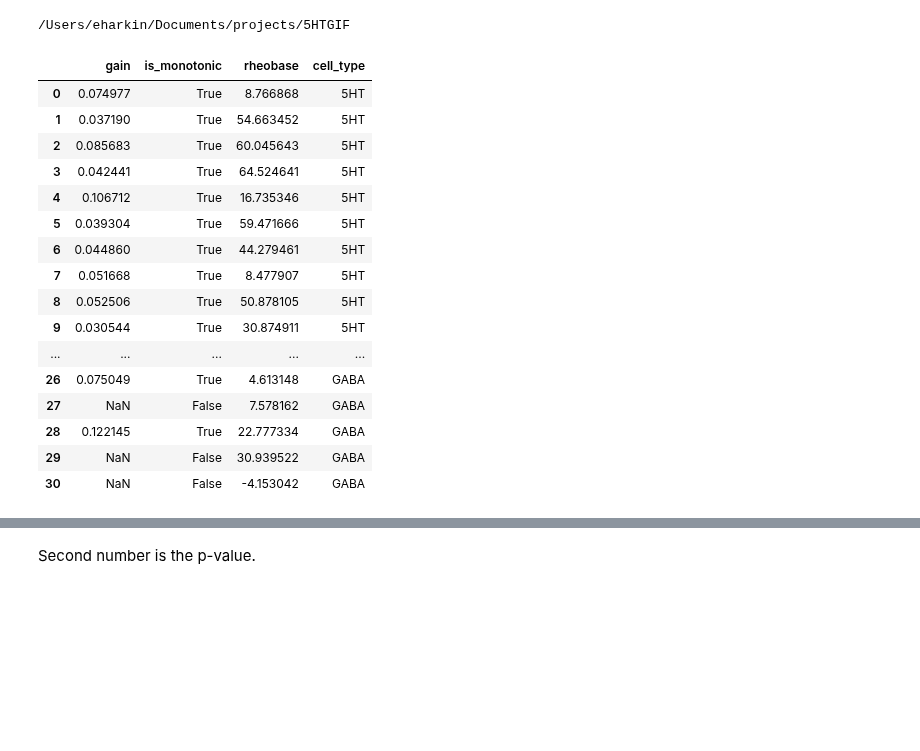
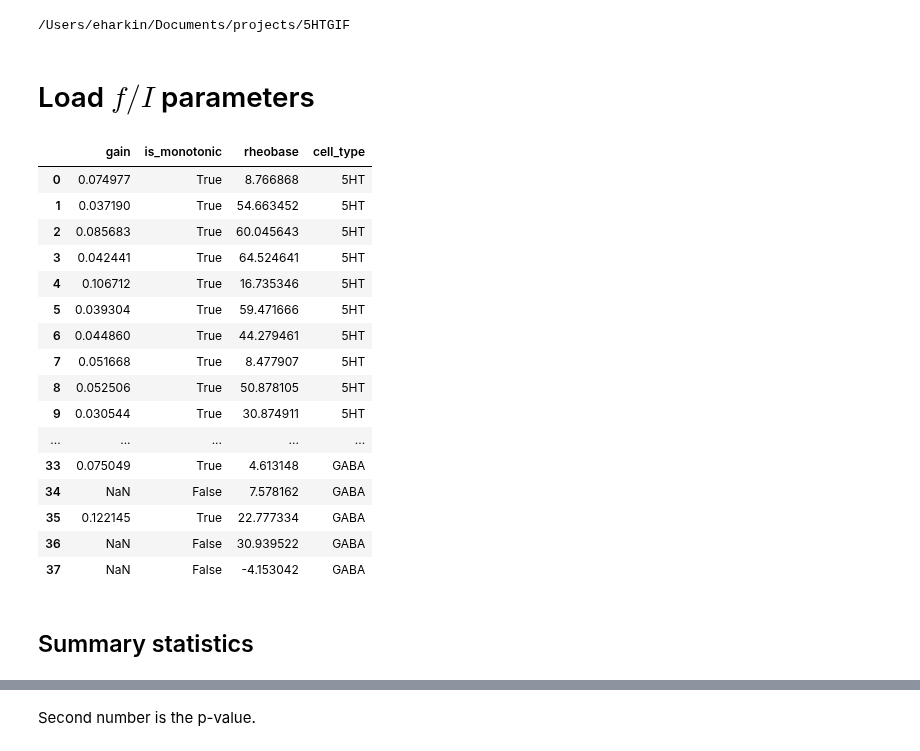
Before and after one commit to nauralcodinglab/raphegif, a Jupyter notebook: figs/scripts/writeup/fI_parameter_comparison.ipynb, the cells around one changed output, grey strips where cells are left out. Saved outputs shown, nothing was run; the diff lists cells and outputs as text; code cells hidden in the pictures; blank space fills up the shorter version.

```diff
--- a/figs/scripts/writeup/fI_parameter_comparison.ipynb
+++ b/figs/scripts/writeup/fI_parameter_comparison.ipynb
@@ -18,37 +21,41 @@ IMG_PATH = os.path.join('figs', 'ims', 'writeup', 'fig1')
 NOTEBOOK_PATH = os.path.join('figs', 'scripts', 'writeup')
 
 plt.style.use(os.path.join(NOTEBOOK_PATH, 'publication_figure_style.dms'))
+# %% [markdown]
+# Load $f/I$ parameters
 # %%
 data = {
     celltype: pd.read_csv(os.path.join('data', 'processed', celltype, 'current_steps_gain.csv'))
-    for celltype in ['5HT', 'GABA']
+    for celltype in ['5HT', 'GABA', 'mPFC']
 }
 for celltype in data:
     data[celltype]['cell_type'] = celltype
 param_df = pd.concat([data[celltype] for celltype in data], axis=0)
 param_df.reset_index(drop=True, inplace=True)
 
 param_df
 # %% [output]
 |  | gain | is_monotonic | rheobase | cell_type |
 | 0 | 0.074977 | True | 8.766868 | 5HT |
 | 1 | 0.037190 | True | 54.663452 | 5HT |
 | 2 | 0.085683 | True | 60.045643 | 5HT |
 | 3 | 0.042441 | True | 64.524641 | 5HT |
 | 4 | 0.106712 | True | 16.735346 | 5HT |
 | 5 | 0.039304 | True | 59.471666 | 5HT |
 | 6 | 0.044860 | True | 44.279461 | 5HT |
 | 7 | 0.051668 | True | 8.477907 | 5HT |
 | 8 | 0.052506 | True | 50.878105 | 5HT |
 | 9 | 0.030544 | True | 30.874911 | 5HT |
 | ... | ... | ... | ... | ... |
-| 26 | 0.075049 | True | 4.613148 | GABA |
-| 27 | NaN | False | 7.578162 | GABA |
-| 28 | 0.122145 | True | 22.777334 | GABA |
-| 29 | NaN | False | 30.939522 | GABA |
-| 30 | NaN | False | -4.153042 | GABA |
+| 33 | 0.075049 | True | 4.613148 | GABA |
+| 34 | NaN | False | 7.578162 | GABA |
+| 35 | 0.122145 | True | 22.777334 | GABA |
+| 36 | NaN | False | 30.939522 | GABA |
+| 37 | NaN | False | -4.153042 | GABA |
 # %%
 param_df['gain'] *= 1e3  # Convert to Hz/nA from Hz/pA
+# %% [markdown]
+## Summary statistics
 # %%
 param_df.groupby('cell_type').mean()
 # %% [output]
```
Also changed, not shown: parts of 22 cells of this notebook, 1 other file.
